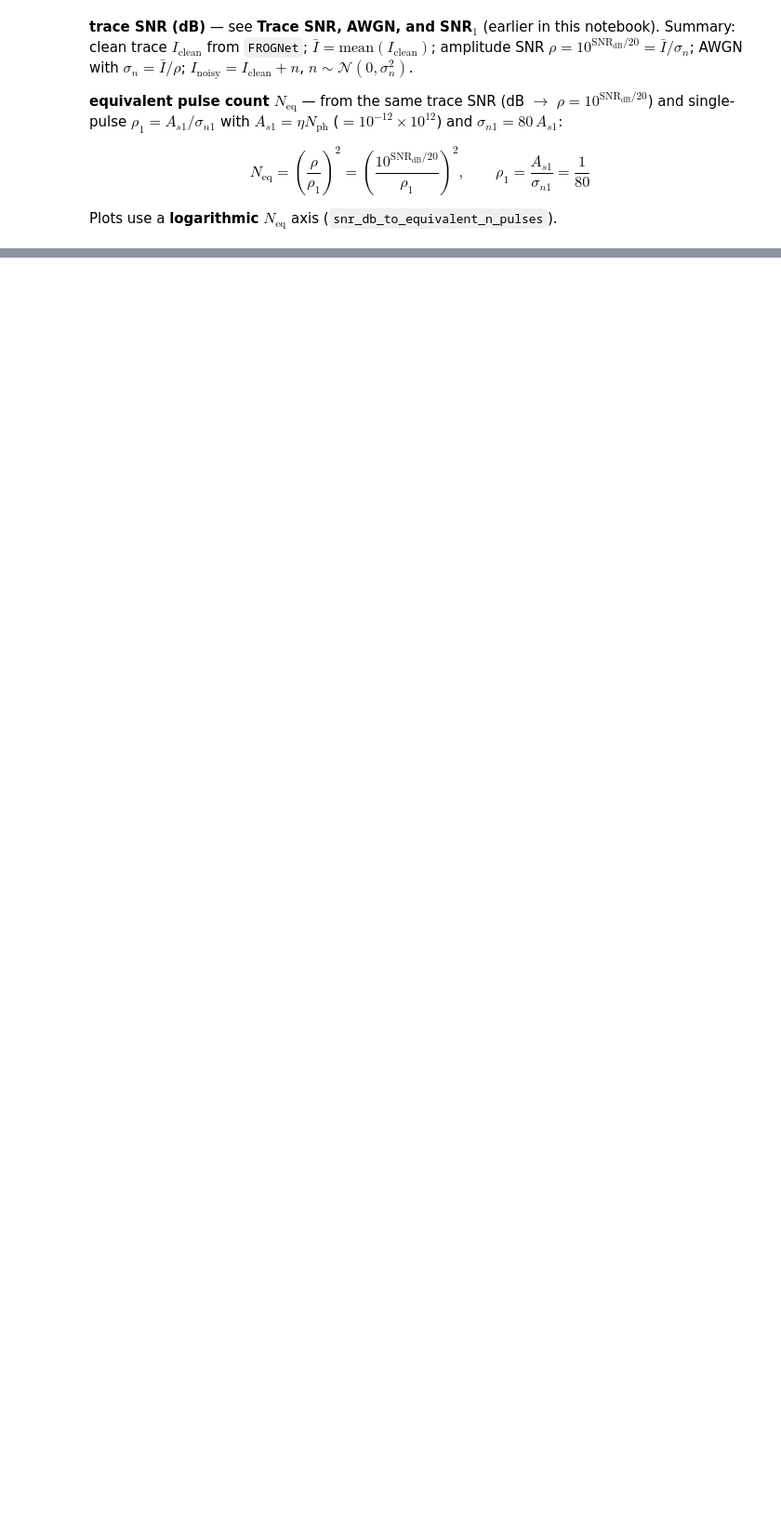
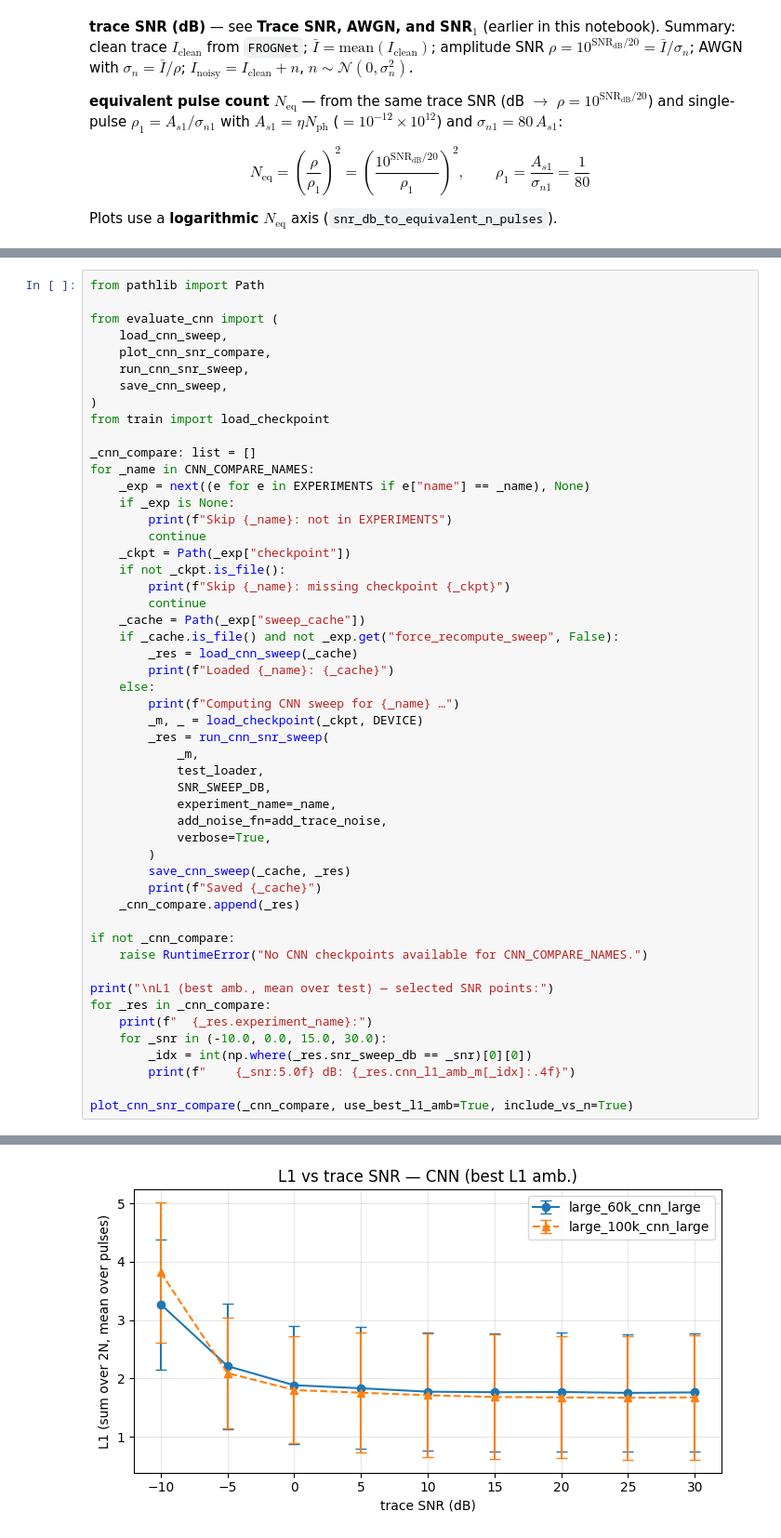
Before and after one commit to cheers19/Ultra-Fast-Detection-Project, a Jupyter notebook: src/reconstruction_snr_experiments.ipynb, the cells around one changed output, grey strips where cells are left out. Shown at 93% size. Cells and saved outputs as stored; diff of their text form; blank space fills up the shorter version.

```diff
--- a/src/reconstruction_snr_experiments.ipynb
+++ b/src/reconstruction_snr_experiments.ipynb
@@ -882,0 +1296,52 @@ large_60k: max |sim raw − amb| = 0.088983
+# %%
+from pathlib import Path
+
+from evaluate_cnn import (
+    load_cnn_sweep,
+    plot_cnn_snr_compare,
+    run_cnn_snr_sweep,
+    save_cnn_sweep,
+)
+from train import load_checkpoint
+
+_cnn_compare: list = []
+for _name in CNN_COMPARE_NAMES:
+    _exp = next((e for e in EXPERIMENTS if e["name"] == _name), None)
+    if _exp is None:
+        print(f"Skip {_name}: not in EXPERIMENTS")
+        continue
+    _ckpt = Path(_exp["checkpoint"])
+    if not _ckpt.is_file():
+        print(f"Skip {_name}: missing checkpoint {_ckpt}")
+        continue
+    _cache = Path(_exp["sweep_cache"])
+    if _cache.is_file() and not _exp.get("force_recompute_sweep", False):
+        _res = load_cnn_sweep(_cache)
+        print(f"Loaded {_name}: {_cache}")
+    else:
+        print(f"Computing CNN sweep for {_name} …")
+        _m, _ = load_checkpoint(_ckpt, DEVICE)
+        _res = run_cnn_snr_sweep(
+            _m,
+            test_loader,
+            SNR_SWEEP_DB,
+            experiment_name=_name,
+            add_noise_fn=add_trace_noise,
+            verbose=True,
+        )
+        save_cnn_sweep(_cache, _res)
+        print(f"Saved {_cache}")
+    _cnn_compare.append(_res)
+
+if not _cnn_compare:
+    raise RuntimeError("No CNN checkpoints available for CNN_COMPARE_NAMES.")
+
+print("\nL1 (best amb., mean over test) — selected SNR points:")
+for _res in _cnn_compare:
+    print(f"  {_res.experiment_name}:")
+    for _snr in (-10.0, 0.0, 15.0, 30.0):
+        _idx = int(np.where(_res.snr_sweep_db == _snr)[0][0])
+        print(f"    {_snr:5.0f} dB: {_res.cnn_l1_amb_m[_idx]:.4f}")
+
+plot_cnn_snr_compare(_cnn_compare, use_best_l1_amb=True, include_vs_n=True)
+# %% [output]
@@ -882,0 +1362 @@ large_60k: max |sim raw − amb| = 0.088983
+[figure, added]
```
Also changed, not shown: parts of 11 cells of this notebook, 17 other files.
